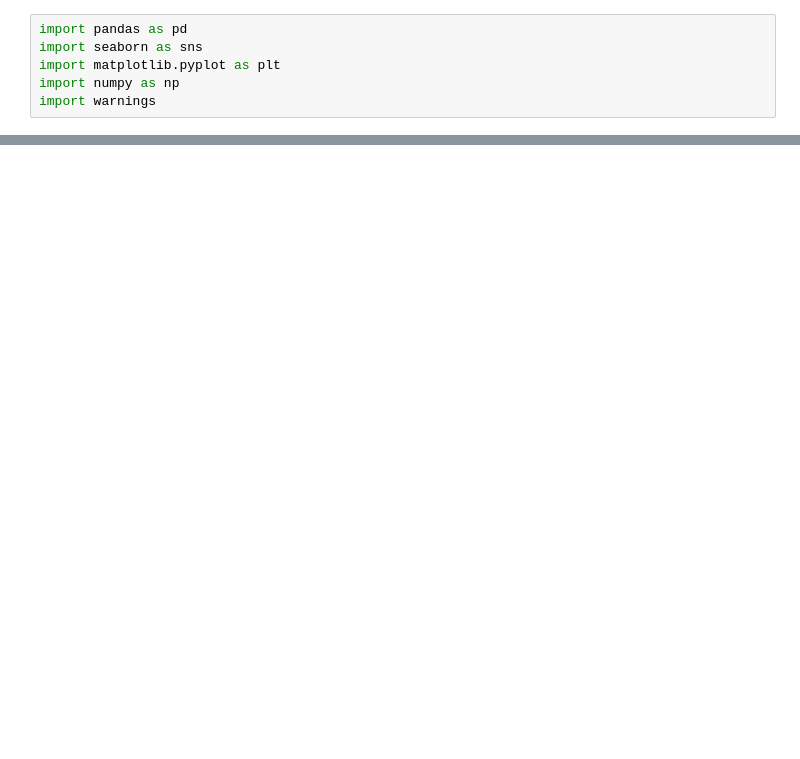
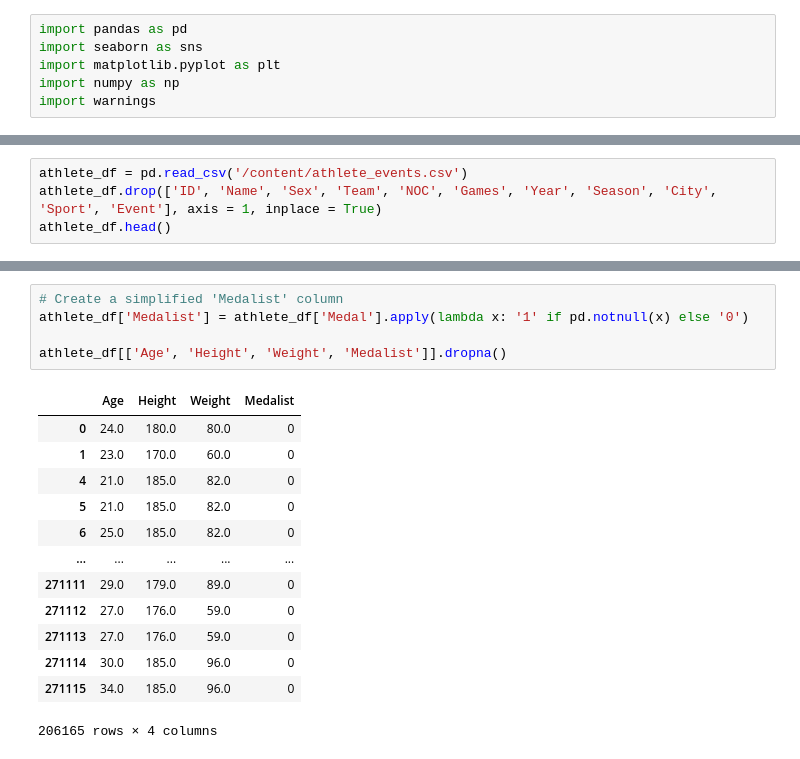
Before and after one commit to SophiaKim100/NDSRP, a Jupyter notebook: Olympic_Events.ipynb, the cells around one changed output, grey strips where cells are left out. Saved outputs shown, nothing was run; the diff lists cells and outputs as text; blank space fills up the shorter version.

```diff
--- a/Olympic_Events.ipynb
+++ b/Olympic_Events.ipynb
@@ -12,0 +12,4 @@ FileNotFoundError: [Errno 2] No such file or directory: '/kaggle/input/120-years
+# %%
+athlete_df = pd.read_csv('/content/athlete_events.csv')
+athlete_df.drop(['ID', 'Name', 'Sex', 'Team', 'NOC', 'Games', 'Year', 'Season', 'City', 'Sport', 'Event'], axis = 1, inplace = True)
+athlete_df.head()
@@ -12,0 +37,19 @@ FileNotFoundError: [Errno 2] No such file or directory: '/kaggle/input/120-years
+# %%
+# Create a simplified 'Medalist' column
+athlete_df['Medalist'] = athlete_df['Medal'].apply(lambda x: '1' if pd.notnull(x) else '0')
+
+athlete_df[['Age', 'Height', 'Weight', 'Medalist']].dropna()
+# %% [output]
+|  | Age | Height | Weight | Medalist |
+| 0 | 24.0 | 180.0 | 80.0 | 0 |
+| 1 | 23.0 | 170.0 | 60.0 | 0 |
+| 4 | 21.0 | 185.0 | 82.0 | 0 |
+| 5 | 21.0 | 185.0 | 82.0 | 0 |
+| 6 | 25.0 | 185.0 | 82.0 | 0 |
+| ... | ... | ... | ... | ... |
+| 271111 | 29.0 | 179.0 | 89.0 | 0 |
+| 271112 | 27.0 | 176.0 | 59.0 | 0 |
+| 271113 | 27.0 | 176.0 | 59.0 | 0 |
+| 271114 | 30.0 | 185.0 | 96.0 | 0 |
+| 271115 | 34.0 | 185.0 | 96.0 | 0 |
+206165 rows × 4 columns
```
Also changed, not shown: parts of 5 cells of this notebook.
